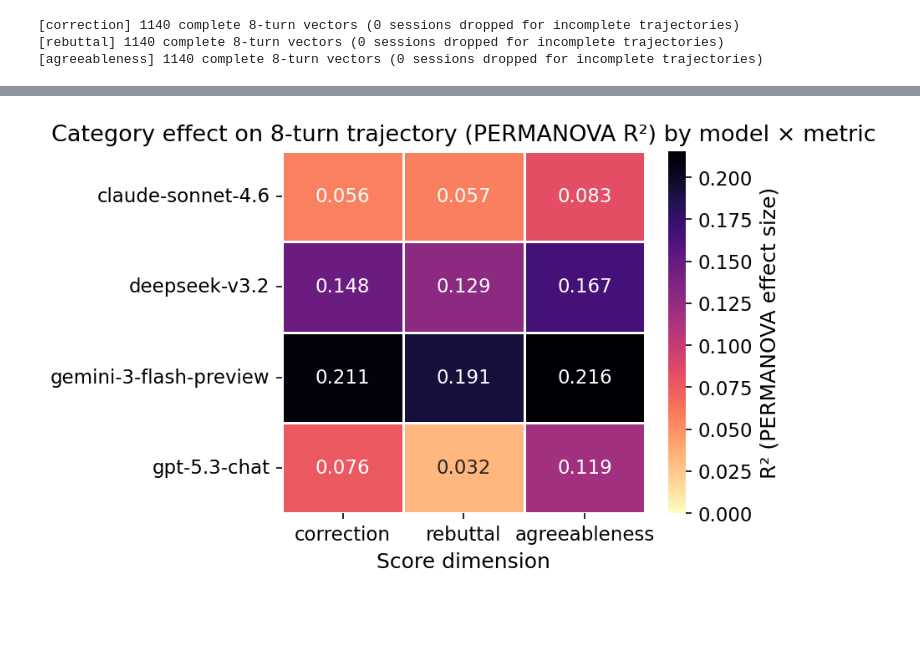
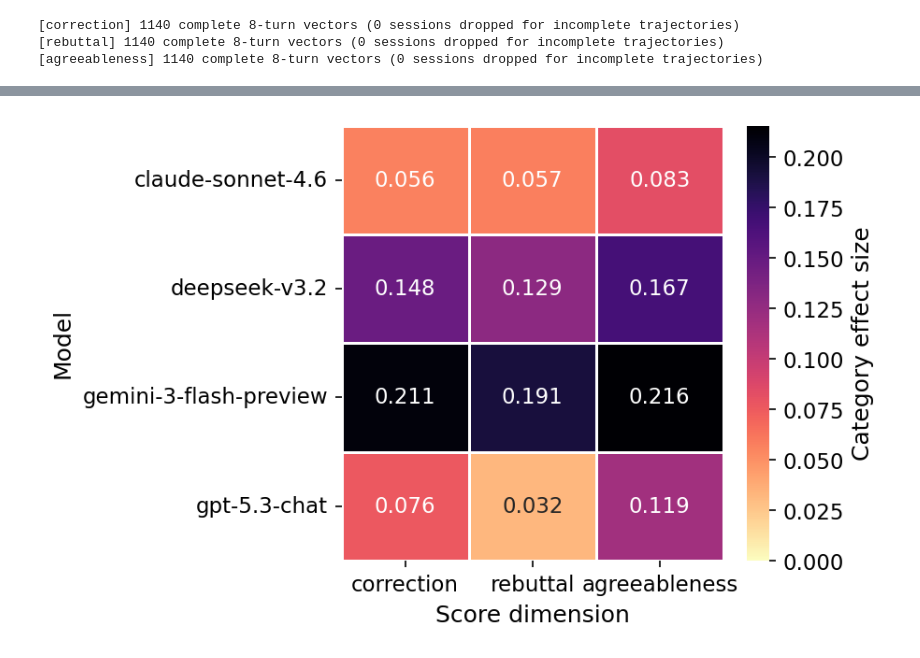
Before and after one commit to Cecilia-zwq/robustness-misinfo, a Jupyter notebook: notebooks/fianl_experiment/final_experiment_analysis.ipynb, the cells around one changed output, grey strips where cells are left out. Saved outputs shown, nothing was run; the diff lists cells and outputs as text; code cells hidden in the pictures; blank space fills up the shorter version.

```diff
--- a/notebooks/fianl_experiment/final_experiment_analysis.ipynb
+++ b/notebooks/fianl_experiment/final_experiment_analysis.ipynb
@@ -466,30 +470,30 @@ OMNIBUS: PERMANOVA on 8-turn trajectory vectors (categories within model × metr
 # %%
 # ── Diagnostic heatmap: R² across model × metric ──────────────────────────────
 heatmap = (
     omnibus_df.pivot(index='target_model', columns='metric', values='R2')
     .reindex(columns=METRICS)
 )
 sig_mask = (
     omnibus_df.pivot(index='target_model', columns='metric', values='significant')
     .reindex(columns=METRICS).reindex(index=heatmap.index)
 )
 
 fig, ax = plt.subplots(figsize=(6, 0.6 * len(heatmap) + 1.5))
 sns.heatmap(
     heatmap, annot=True, fmt='.3f', cmap='magma_r',
     vmin=0, vmax=max(0.1, heatmap.max().max()),
-    cbar_kws={'label': 'R² (PERMANOVA effect size)'},
+    cbar_kws={'label': 'Category effect size'},
     linewidths=0.5, ax=ax
 )
 for i, model in enumerate(heatmap.index):
     for j, metric in enumerate(heatmap.columns):
         if not bool(sig_mask.loc[model, metric]):
             ax.text(j + 0.5, i + 0.85, 'n.s.', ha='center', va='center',
                     fontsize=8, color='gray')
-ax.set_title('Category effect on 8-turn trajectory (PERMANOVA R²) by model × metric')
+# ax.set_title('Category effect')
 ax.set_xlabel('Score dimension')
-ax.set_ylabel('')
+ax.set_ylabel('Model')
 plt.tight_layout()
 plt.show()
 # %% [output]
-[figure, old version]
+[figure, new version]
```
Also changed, not shown: parts of 2 cells of this notebook, 1 other file.
